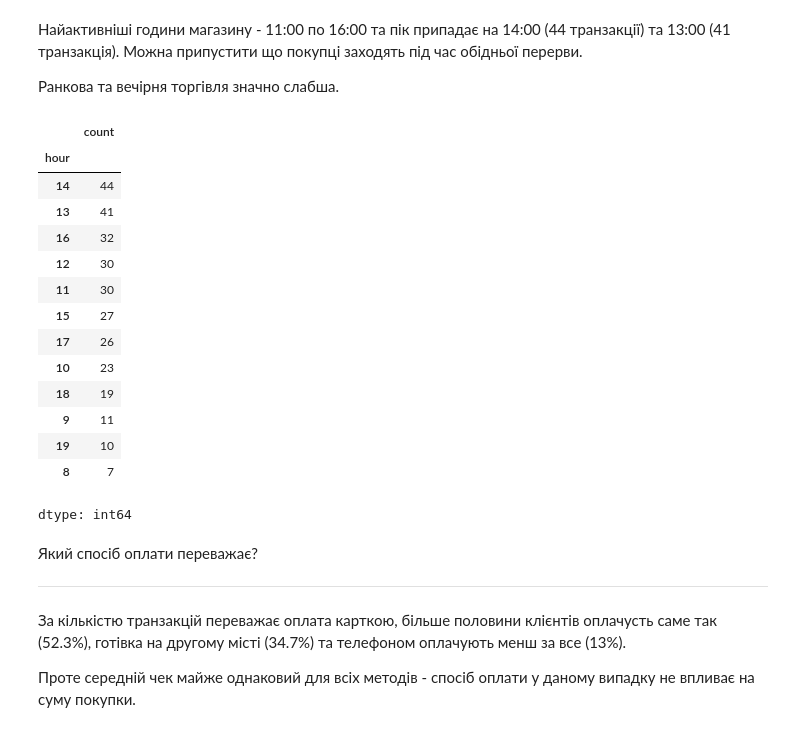
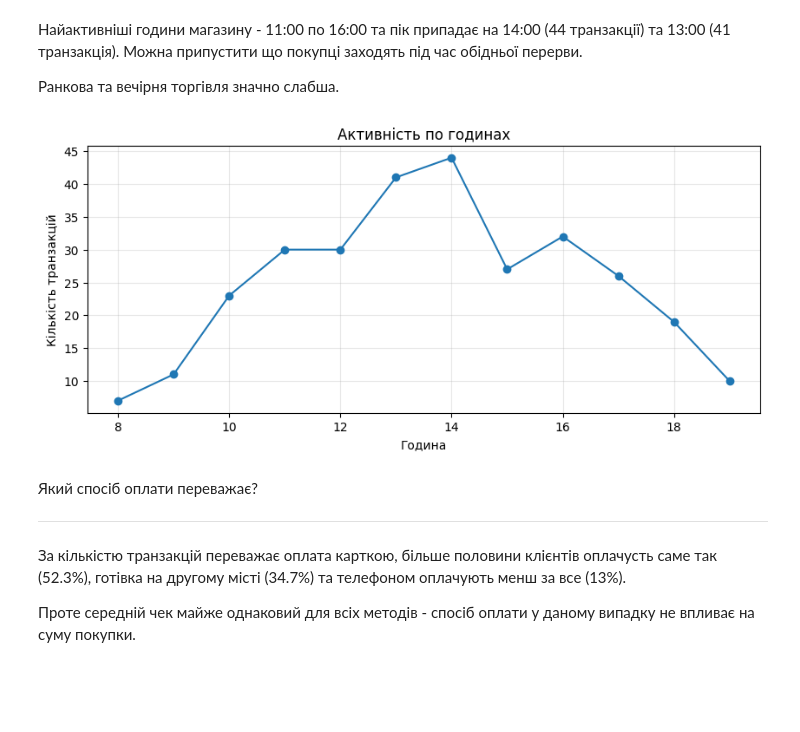
Before and after one commit to zzzer0-wav/myDTA_2026, a Jupyter notebook: projects_analysis/project_sales_analysis.ipynb, the cells around one changed output. Cells and saved outputs as stored; diff of their text form; code cells hidden in the pictures; blank space fills up the shorter version.

```diff
--- a/projects_analysis/project_sales_analysis.ipynb
+++ b/projects_analysis/project_sales_analysis.ipynb
@@ -857,24 +870,18 @@ ___
 Найактивніші години магазину - 11:00 по 16:00 та пік припадає на 14:00 (44 транзакції) та 13:00 (41 транзакція). Можна припустити що покупці заходять під час обідньої перерви.
 
 Ранкова та вечірня торгівля значно слабша.
-# %%
-df['hour'].value_counts()
-# %% [output]
-|  | count |
-| hour |  |
-| 14 | 44 |
-| 13 | 41 |
-| 16 | 32 |
-| 12 | 30 |
-| 11 | 30 |
-| 15 | 27 |
-| 17 | 26 |
-| 10 | 23 |
-| 18 | 19 |
-| 9 | 11 |
-| 19 | 10 |
-| 8 | 7 |
-dtype: int64
+# %%
+best_hours = df['hour'].value_counts().sort_index()
+
+best_hours.plot(kind='line', marker='o', figsize=(10, 4))
+
+plt.title('Активність по годинах')
+plt.xlabel('Година')
+plt.ylabel('Кількість транзакцій')
+plt.grid(alpha=0.3)
+plt.show()
+# %% [output]
+[figure, added]
 # %% [markdown]
 Який спосіб оплати переважає?
 ___
```
Also changed, not shown: parts of 10 cells of this notebook.
